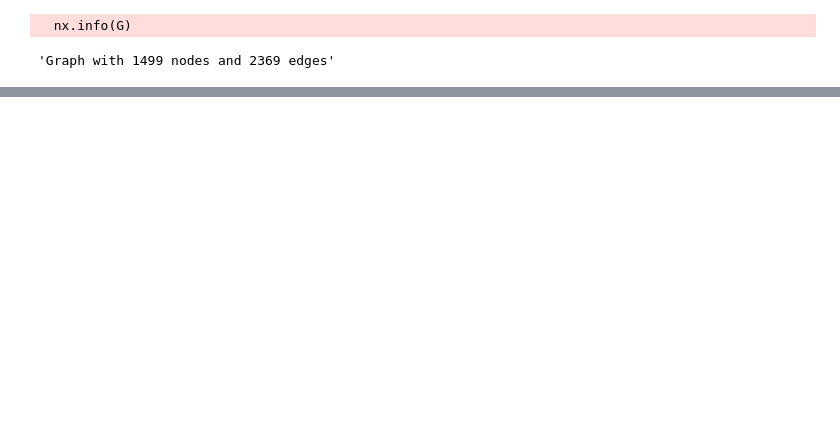
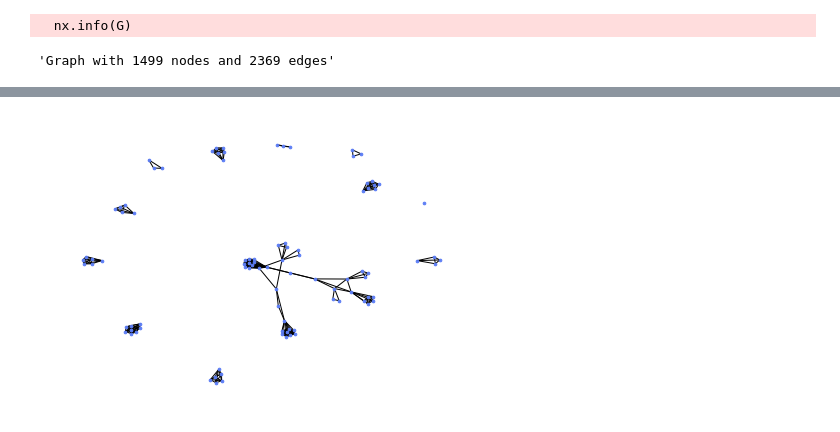
Before and after one commit to isabellamarasco/SNA_project, a Jupyter notebook: analisys.ipynb, the cells around one changed output, grey strips where cells are left out. Cells and saved outputs as stored; diff of their text form; code cells hidden in the pictures; blank space fills up the shorter version.

```diff
--- a/analisys.ipynb
+++ b/analisys.ipynb
@@ -120,0 +157,11 @@ nx.draw_networkx_labels(languages_subgraph, pos, labels, font_size=10)
+# %%
+subgraphs = {}
+for node in G.nodes:
+    if node[0] == "r":
+        for language in G.nodes[node]['languages']:
+            if language not in subgraphs:
+                subgraphs[language] = nx.Graph()
+            subgraphs[language].add_node(node)
+            for neighbor in G.neighbors(node):
+                subgraphs[language].add_node(neighbor)
+                subgraphs[language].add_edge(node, neighbor)
@@ -120,0 +203,15 @@ nx.draw_networkx_labels(languages_subgraph, pos, labels, font_size=10)
+# %%
+# Create a graph containing only the nodes with at least two edges
+graph_for_clustering_removed = nx.Graph()
+for node in subgraph.nodes:
+    if subgraph.degree(node) > 1:
+        graph_for_clustering_removed.add_node(node, name=subgraph.nodes[node]['name'], color=subgraph.nodes[node]['color'])
+        for neighbor in subgraph.neighbors(node):
+            if subgraph.degree(neighbor) > 1:
+                graph_for_clustering_removed.add_node(neighbor, name=subgraph.nodes[neighbor]['name'], color=subgraph.nodes[neighbor]['color'])
+                graph_for_clustering_removed.add_edge(node, neighbor)
+
+pos = nx.spring_layout(graph_for_clustering_removed, k=0.15)
+nx.draw(graph_for_clustering_removed, pos, node_size=7,node_color='#5D7EF5')
+# %% [output]
+[figure, added]
```
Also changed, not shown: parts of 17 cells of this notebook, 1 other file.
